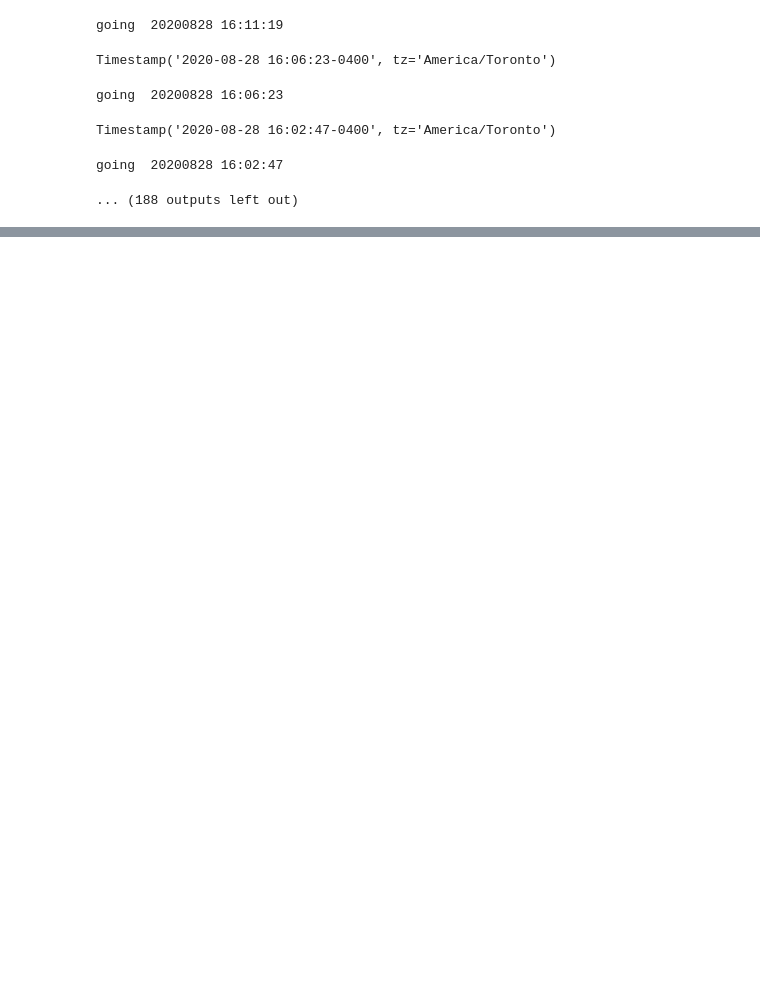
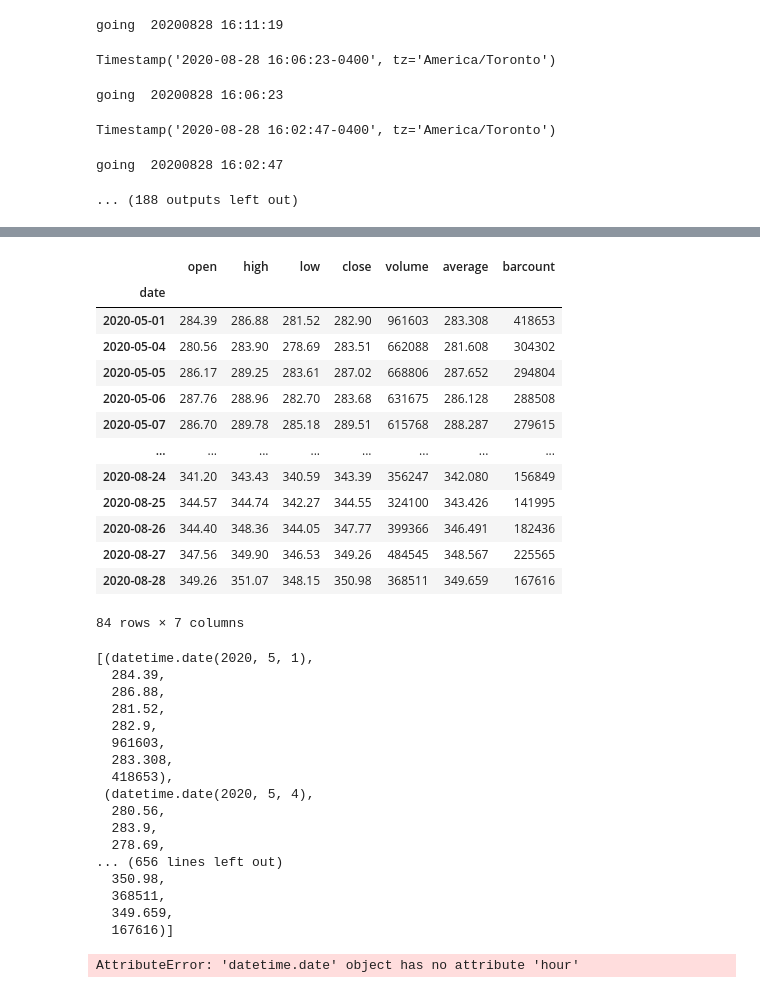
Before and after one commit to GeneMyslinsky/s_predictor, a Jupyter notebook: code/nb/ibg2 test.ipynb, the cells around one changed output, grey strips where cells are left out. Saved outputs shown, nothing was run; the diff lists cells and outputs as text; code cells hidden in the pictures; blank space fills up the shorter version.

```diff
--- a/code/nb/ibg2 test.ipynb
+++ b/code/nb/ibg2 test.ipynb
@@ -172,23 +212,25 @@ df_full.to_csv('SPY_tape_sample.csv')
 # %%
 import asyncio, asyncpg, os, nest_asyncio
 nest_asyncio.apply()
-async def mkConn():
-
-    return conn
 
 async def execSQL(qry):
-    conn = mkConn()
+    conn = await asyncpg.connect(user="postgres",password="FoolishPassword",database='stocks',host='postgres',port='5432',)
     await conn.execute(f'''{qry}''')
     await conn.close()
 
-async def copyDF():
+async def copyDF(df,schema,table):
     conn = await asyncpg.connect(user="postgres",password="FoolishPassword",database='stocks',host='postgres',port='5432',)
-    tuples = [tuple(x) for x in df.values]
-    await conn.copy_records_to_table('users', records=tuples, columns=list(df.columns), timeout=10)
+    await conn.execute(f'''SET search_path TO {schema};''')
+    tuples = list(df.itertuples(index=True, name=None))
+    li=list(df.columns)
+    li.insert(0,df.index.name)
+    display(tuples)
+    await conn.copy_records_to_table(table, records=tuples, columns=li, timeout=10)
     await conn.close()
-asyncio.get_event_loop().run_until_complete(copyDF())
 
 
 
+s = f'CREATE SCHEMA IF NOT EXISTS "GE" AUTHORIZATION postgres;'
+asyncio.get_event_loop().run_until_complete(execSQL(s))
 
 # s = await conn.copy_records_to_table(table_name, records=tuples, columns=list(df.columns), timeout=10)
@@ -197,9 +236,0 @@ UndefinedColumnError: column "price" does not exist
-# %%
-end = "20200828 23:59:00"
-bars = ib.reqHistoricalData(
-    contract,endDateTime=end, durationStr='1 D',
-    barSizeSetting='5 mins', whatToShow='TRADES', useRTH=False)
-
-# convert to pandas dataframe:
-df = util.df(bars)
-df = df.set_index('date')
@@ -205,0 +242,49 @@ df = df.set_index('date')
+# %%
+end = "20200828 23:59:00"
+histbarExample = ['4 M','1 day','TRADES']
+def histBar(endt,dStr,bSize,show,useRTH=False):
+    bars = ib.reqHistoricalData(
+        contract,endDateTime=end, durationStr=f'{dStr}',
+        barSizeSetting=f'{bSize}', whatToShow=f'{show}', useRTH=useRTH)
+    df = util.df(bars)
+    df = df.set_index('date')
+    df.columns = map(str.lower, df.columns)
+    return df
+
+df = histBar(end,histbarExample[0],histbarExample[1],histbarExample[2])
+display(df)
+df.to_csv('SPY_bar_sample')
+asyncio.get_event_loop().run_until_complete(copyDF(df,'spy','d1'))
+# %% [output]
+|  | open | high | low | close | volume | average | barcount |
+| date |  |  |  |  |  |  |  |
+| 2020-05-01 | 284.39 | 286.88 | 281.52 | 282.90 | 961603 | 283.308 | 418653 |
+| 2020-05-04 | 280.56 | 283.90 | 278.69 | 283.51 | 662088 | 281.608 | 304302 |
+| 2020-05-05 | 286.17 | 289.25 | 283.61 | 287.02 | 668806 | 287.652 | 294804 |
+| 2020-05-06 | 287.76 | 288.96 | 282.70 | 283.68 | 631675 | 286.128 | 288508 |
+| 2020-05-07 | 286.70 | 289.78 | 285.18 | 289.51 | 615768 | 288.287 | 279615 |
+| ... | ... | ... | ... | ... | ... | ... | ... |
+| 2020-08-24 | 341.20 | 343.43 | 340.59 | 343.39 | 356247 | 342.080 | 156849 |
+| 2020-08-25 | 344.57 | 344.74 | 342.27 | 344.55 | 324100 | 343.426 | 141995 |
+| 2020-08-26 | 344.40 | 348.36 | 344.05 | 347.77 | 399366 | 346.491 | 182436 |
+| 2020-08-27 | 347.56 | 349.90 | 346.53 | 349.26 | 484545 | 348.567 | 225565 |
+| 2020-08-28 | 349.26 | 351.07 | 348.15 | 350.98 | 368511 | 349.659 | 167616 |
+84 rows × 7 columns
+[(datetime.date(2020, 5, 1),
+  284.39,
+  286.88,
+  281.52,
+  282.9,
+  961603,
+  283.308,
+  418653),
+ (datetime.date(2020, 5, 4),
+  280.56,
+  283.9,
+  278.69,
+... (656 lines left out)
+  350.98,
+  368511,
+  349.659,
+  167616)]
+AttributeError: 'datetime.date' object has no attribute 'hour'
```
Also changed, not shown: parts of 3 cells of this notebook, 57 other files.
